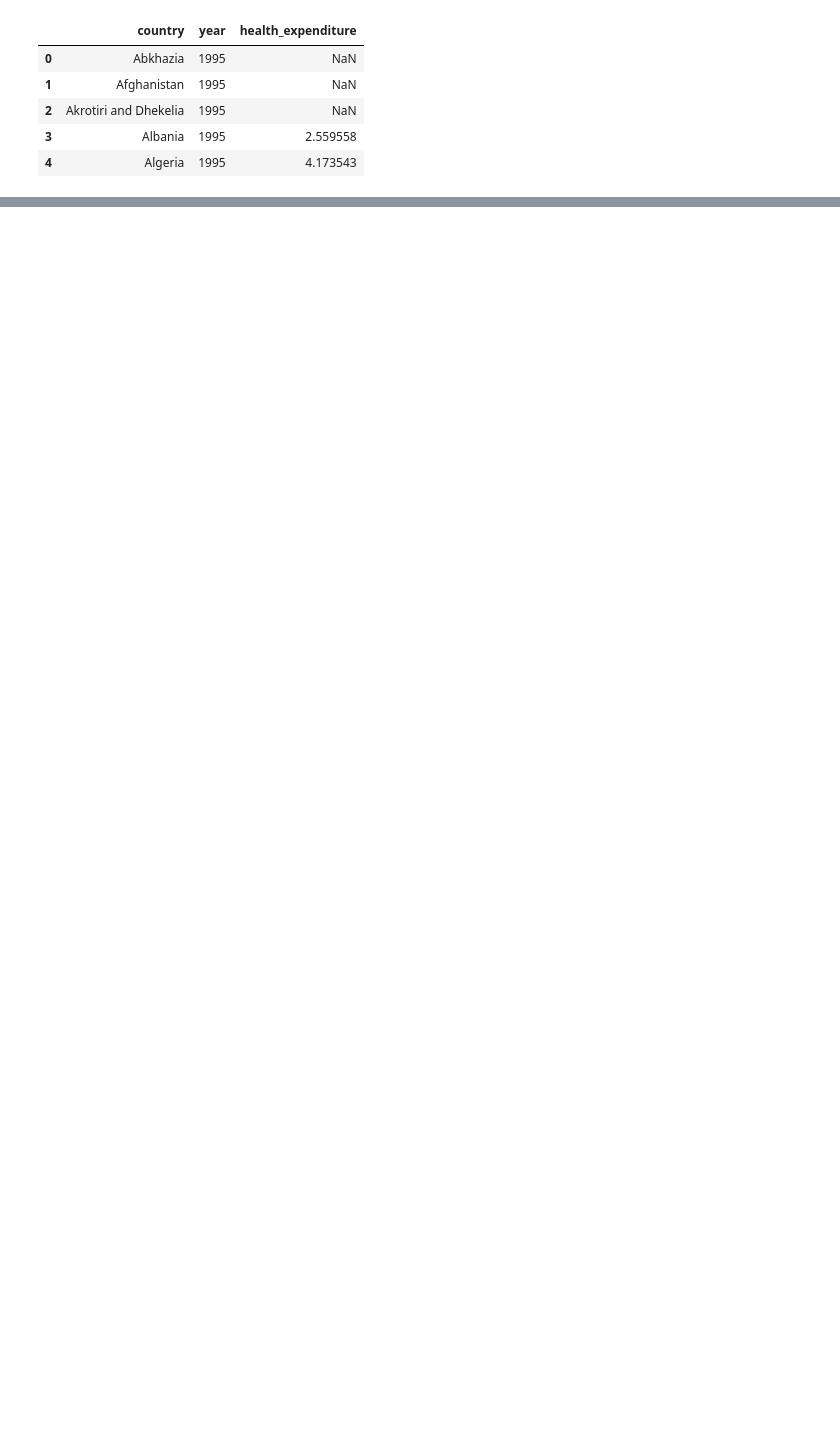
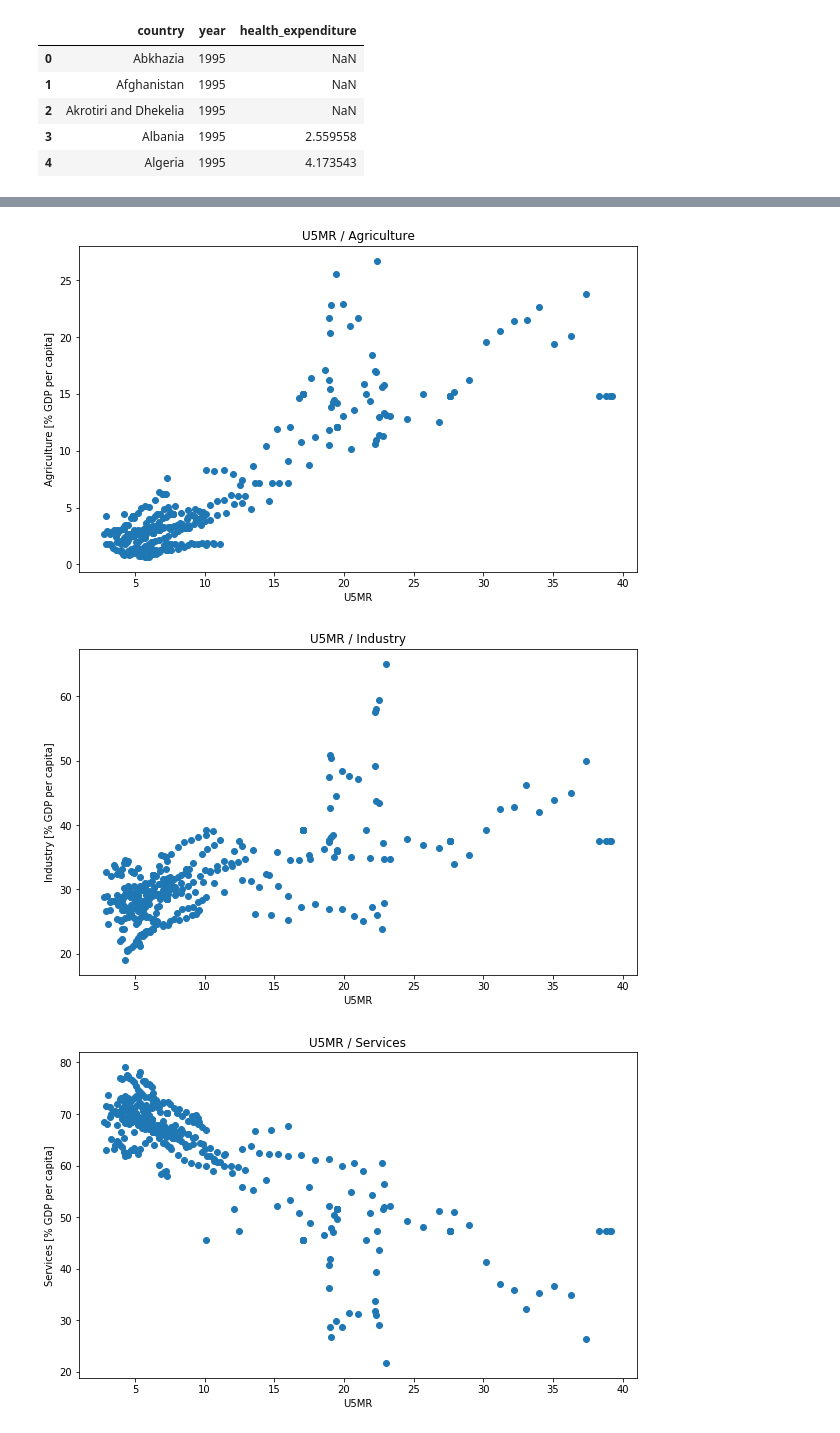
Before and after one commit to StanDimitroff/Data-Science, a Jupyter notebook: CourseProject/Health Exploration and Analytics.ipynb, the cells around one changed output, grey strips where cells are left out. Saved outputs shown, nothing was run; the diff lists cells and outputs as text; code cells hidden in the pictures; blank space fills up the shorter version.

```diff
--- a/CourseProject/Health Exploration and Analytics.ipynb
+++ b/CourseProject/Health Exploration and Analytics.ipynb
@@ -597,0 +494,8 @@ plt.show()
+# %%
+show_scatter(filtered_economy_data.under_five_mortality_rate, filtered_economy_data.agriculture, "U5MR", "Agriculture [% GDP per capita]", "U5MR / Agriculture")
+show_scatter(filtered_economy_data.under_five_mortality_rate, filtered_economy_data.industry, "U5MR", "Industry [% GDP per capita]", "U5MR / Industry")
+show_scatter(filtered_economy_data.under_five_mortality_rate, filtered_economy_data.services, "U5MR", "Services [% GDP per capita]", "U5MR / Services")
+# %% [output]
+[figure, added]
+[figure, added]
+[figure, added]
```
Also changed, not shown: parts of 105 cells of this notebook, 9 other files.
